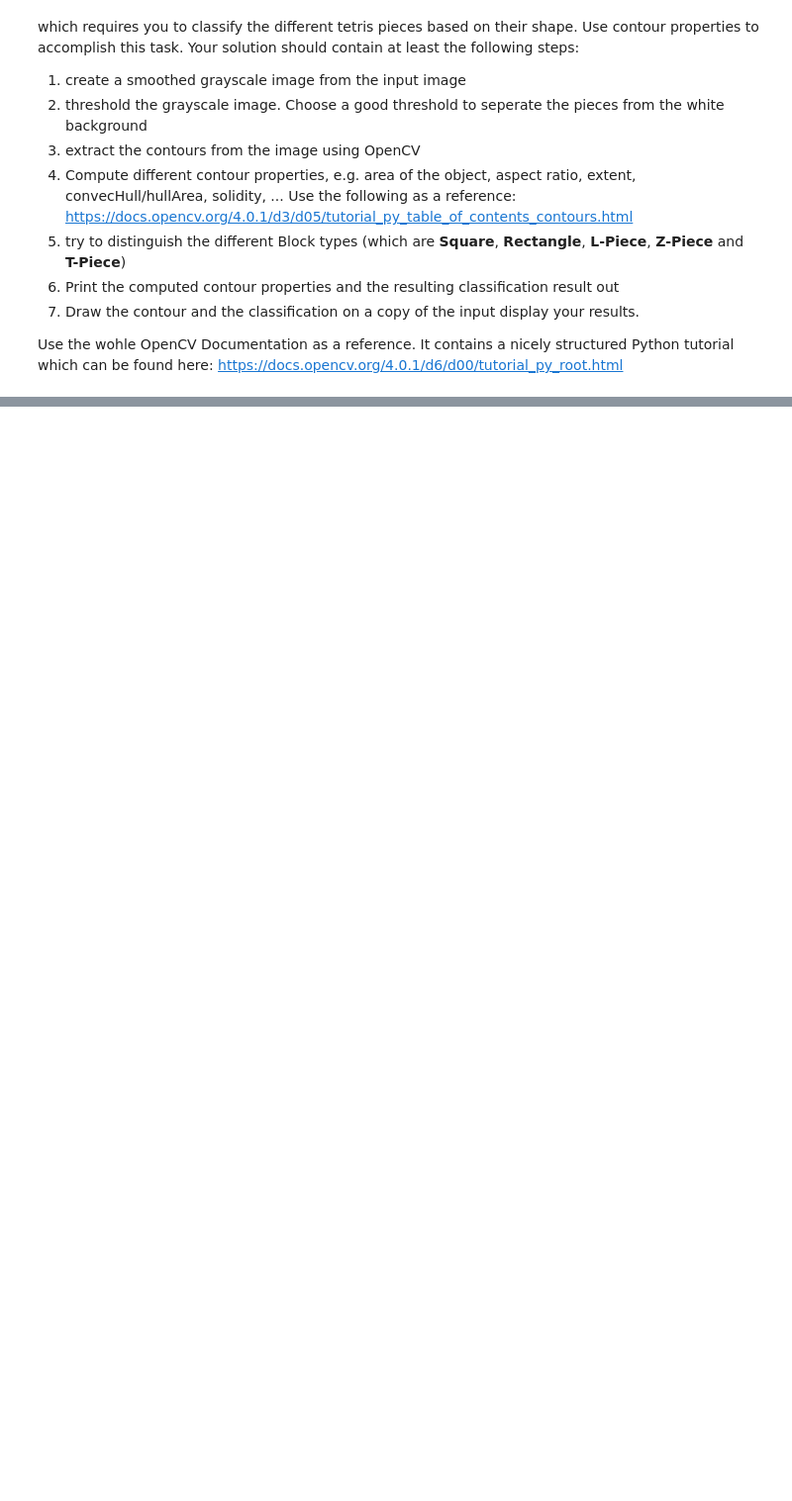
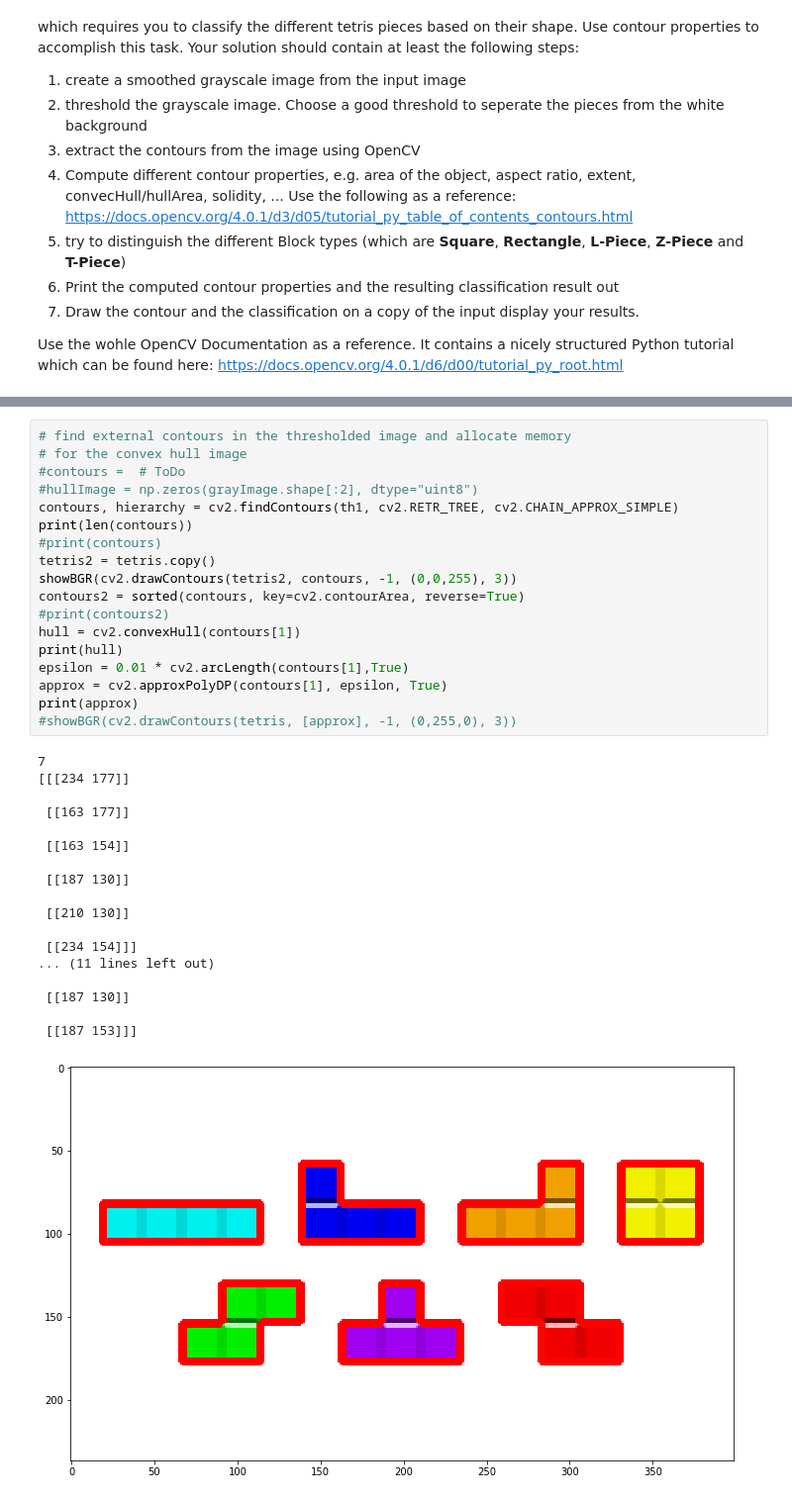
Before and after one commit to hskaailabcv/source, a Jupyter notebook: notebooks/00_2_intro_opencv_and_basic_cv.ipynb, the cells around one changed output, grey strips where cells are left out. Shown at 99% size. Drawn from its saved outputs; the diff is of its cells as text; blank space fills up the shorter version.

```diff
--- a/notebooks/00_2_intro_opencv_and_basic_cv.ipynb
+++ b/notebooks/00_2_intro_opencv_and_basic_cv.ipynb
@@ -121,0 +104,37 @@ showBGR(drawImage)
+# %%
+# find external contours in the thresholded image and allocate memory
+# for the convex hull image
+#contours =  # ToDo
+#hullImage = np.zeros(grayImage.shape[:2], dtype="uint8")
+contours, hierarchy = cv2.findContours(th1, cv2.RETR_TREE, cv2.CHAIN_APPROX_SIMPLE)
+print(len(contours))
+#print(contours)
+tetris2 = tetris.copy()
+showBGR(cv2.drawContours(tetris2, contours, -1, (0,0,255), 3))
+contours2 = sorted(contours, key=cv2.contourArea, reverse=True)
+#print(contours2)
+hull = cv2.convexHull(contours[1])
+print(hull)
+epsilon = 0.01 * cv2.arcLength(contours[1],True)
+approx = cv2.approxPolyDP(contours[1], epsilon, True)
+print(approx)
+#showBGR(cv2.drawContours(tetris, [approx], -1, (0,255,0), 3))
+# %% [output]
+7
+[[[234 177]]
+
+ [[163 177]]
+
+ [[163 154]]
+
+ [[187 130]]
+
+ [[210 130]]
+
+ [[234 154]]]
+... (11 lines left out)
+
+ [[187 130]]
+
+ [[187 153]]]
+[figure, added]
```
Also changed, not shown: parts of 7 cells of this notebook.
